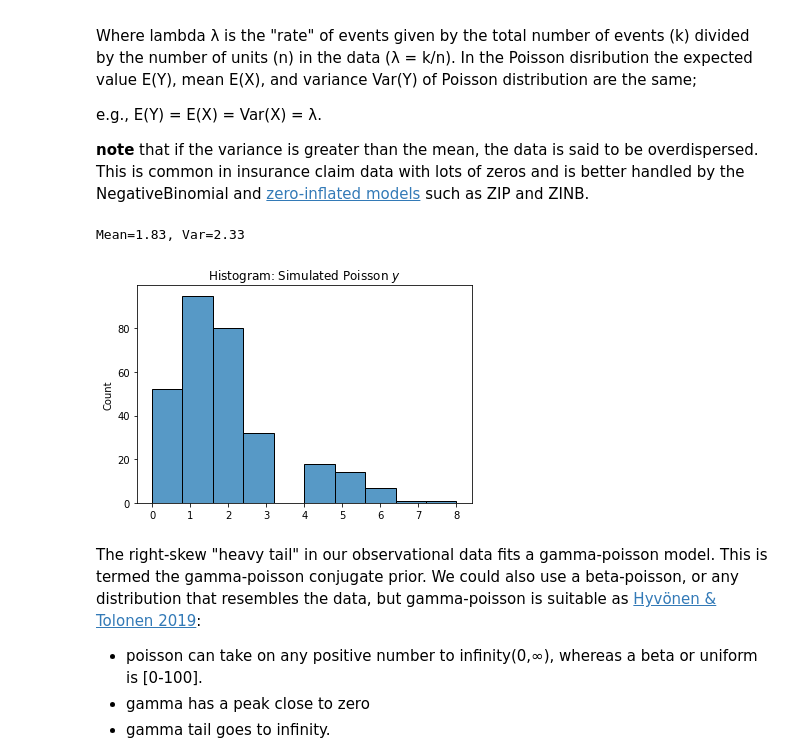
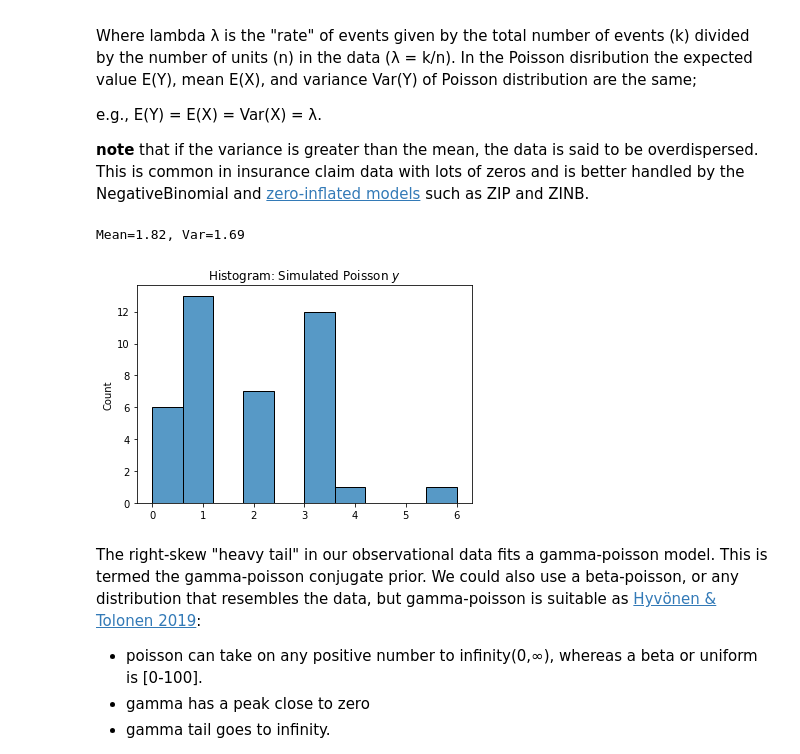
Before and after one commit to bpostance/learn_data_science, a Jupyter notebook: statistics/bayesian-inference/02.2.bayesian-inference-pymc3-gamma-poisson.ipynb, the cells around one changed output. Drawn from its saved outputs; the diff is of its cells as text; code cells hidden in the pictures.

```diff
--- a/statistics/bayesian-inference/02.2.bayesian-inference-pymc3-gamma-poisson.ipynb
+++ b/statistics/bayesian-inference/02.2.bayesian-inference-pymc3-gamma-poisson.ipynb
@@ -60,17 +65,17 @@ import scipy.stats as stats
 import matplotlib.pyplot as plt
 import seaborn as sns
 # %%
-n = 300
+n = 40
 lam_ = 2
 y = np.random.poisson(lam=lam_,size=n)
 
 print("Mean={:.2f}, Var={:.2f}".format(np.mean(y),np.var(y)))
 
 sns.histplot(y,bins=10)
 plt.title('Histogram: Simulated Poisson $y$');
 # %% [output]
-Mean=1.83, Var=2.33
+Mean=1.82, Var=1.69
-[figure, old version]
+[figure, new version]
 # %% [markdown]
 The right-skew "heavy tail" in our observational data fits a gamma-poisson model. This is termed the gamma-poisson conjugate prior. We could also use a beta-poisson, or any distribution that resembles the data, but gamma-poisson is suitable as [Hyvönen & Tolonen 2019](https://vioshyvo.github.io/Bayesian_inference/conjugate-distributions.html):
 - poisson can take on any positive number to infinity(0,∞), whereas a beta or uniform is [0-100].
```
Also changed, not shown: parts of 13 cells of this notebook.
